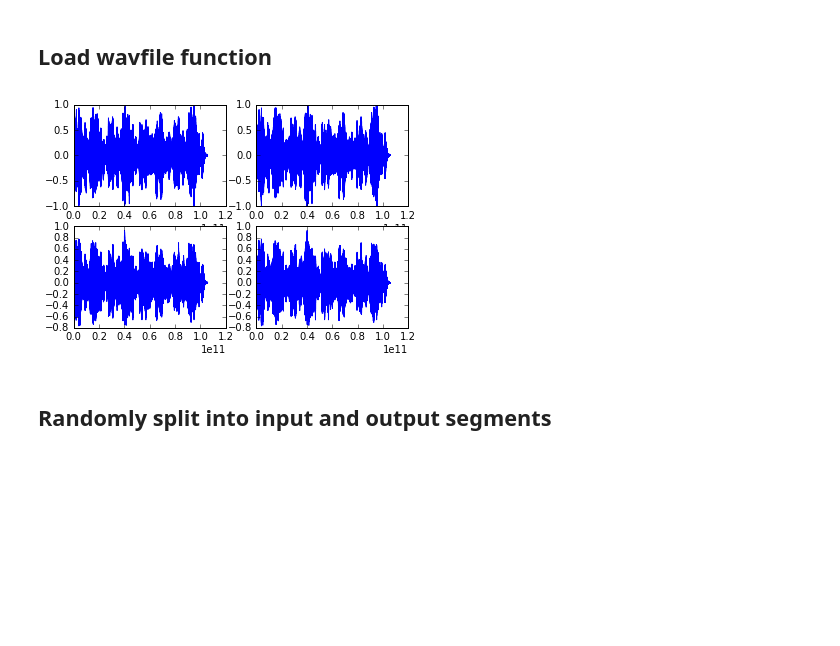
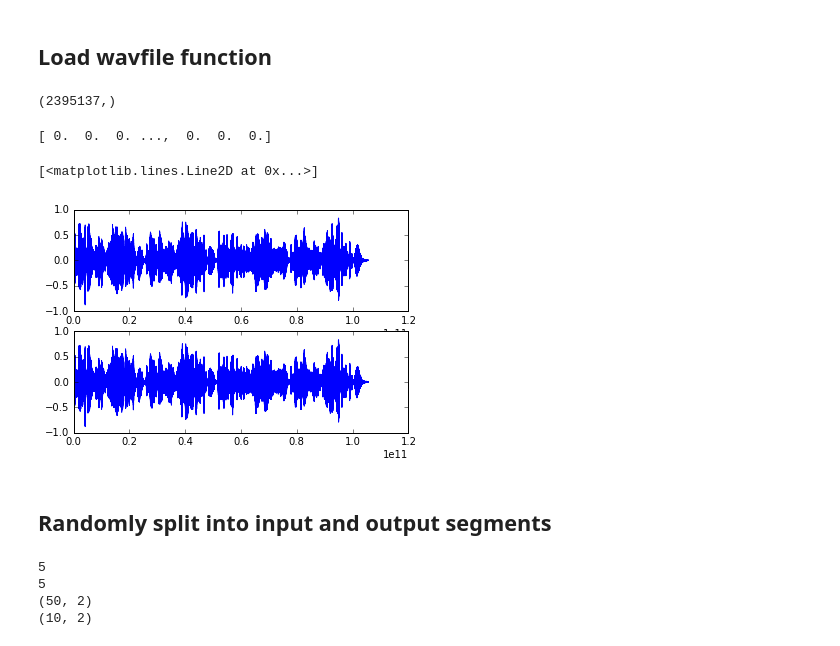
Before and after one commit to JimBoonie/MusicRNN, a Jupyter notebook: loading_music.ipynb, the cells around one changed output. Saved outputs shown, nothing was run; the diff lists cells and outputs as text; code cells hidden in the pictures; blank space fills up the shorter version.

Commit message:
Implemented split_audio_into_segments() function;

```diff
--- a/loading_music.ipynb
+++ b/loading_music.ipynb
@@ -34,6 +34,9 @@ plt.show()
 def load_audio_from_wav(filename, bitrate=16, twos_comp=True):
     # read audio
     sample_rate, audio = wavfile.read(filename)
+
+    # combine channels
+    audio = np.mean(np.array(audio), 1)
 
     # normalize to [-1, 1]
     max_code = 2**bitrate
@@ -42,21 +45,20 @@ def load_audio_from_wav(filename, bitrate=16, twos_comp=True):
     normed_audio = (audio - offset)/norm_factor
 
     return normed_audio, sample_rate
+# %% [output]
+(2395137,)
 # %%
 func_audio, _ = load_audio_from_wav(filename)
 x = np.linspace(0, duration, n_samples)
 
-plt.subplot(221)
-plt.plot(x, audio[:,0])
-plt.subplot(223)
-plt.plot(x, audio[:,1])
-plt.subplot(222)
-plt.plot(x, func_audio[:,0])
-plt.subplot(224)
-plt.plot(x, func_audio[:,1])
-plt.show()
+plt.subplot(211)
+plt.plot(x, np.mean(audio, 1))
+plt.subplot(212)
+plt.plot(x, func_audio)
 # %% [output]
+[ 0.  0.  0. ...,  0.  0.  0.]
+[<matplotlib.lines.Line2D at 0x...>]
-[figure, old version]
+[figure, new version]
 # %% [markdown]
 ## Randomly split into input and output segments
 # %%
@@ -64,8 +66,25 @@ def split_audio_into_segments(audio, n_x, n_y, n_segments):
     n_samples = audio.shape[0]
     n_points = n_x + n_y
 
-    # for n_segments
     #   select random index from range(0, n_samples - n_points)
-    #   copy x from first n_x samples and y from following n_y samples
-    #   add x and y to lists
-    # return x, y
+    start_idxs = np.random.randint(0, n_samples - n_points, n_segments)
+
+    x = []
+    y = []
+    for idx in start_idxs:
+        x.append(audio[idx:idx+n_x])
+        y.append(audio[idx+n_x:idx+n_x+n_y])
+
+    return x, y
+
+func_audio, _ = load_audio_from_wav(filename)
+train_x, train_y = split_audio_into_segments(func_audio, 50, 10, 5)
+print(len(train_x))
+print(len(train_y))
+print(train_x[0].shape)
+print(train_y[0].shape)
+# %% [output]
+5
+5
+(50, 2)
+(10, 2)
```
